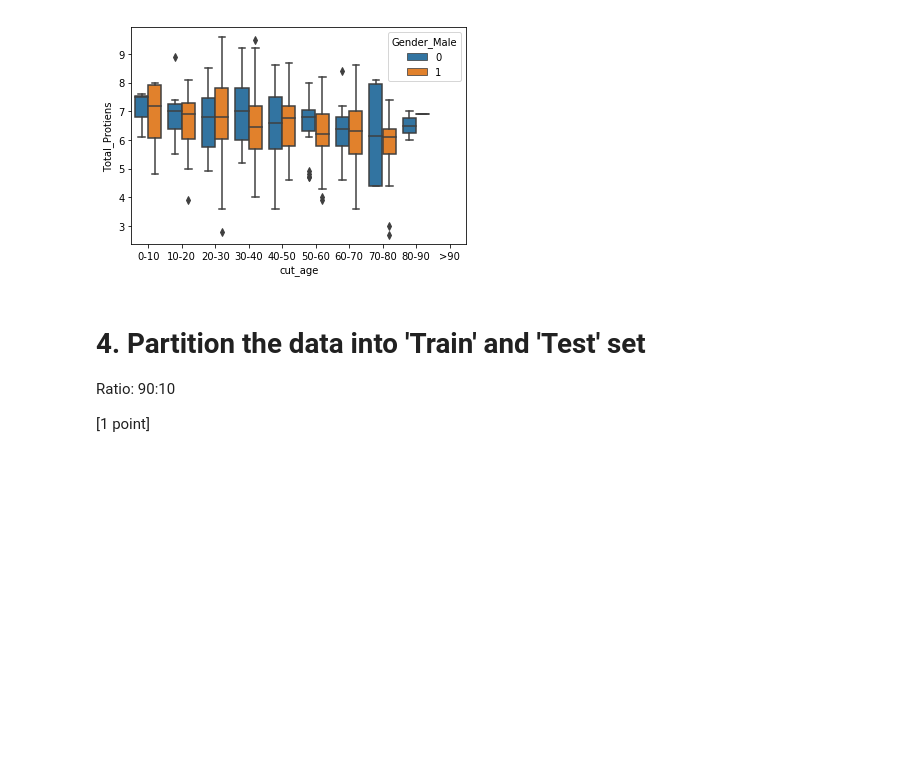
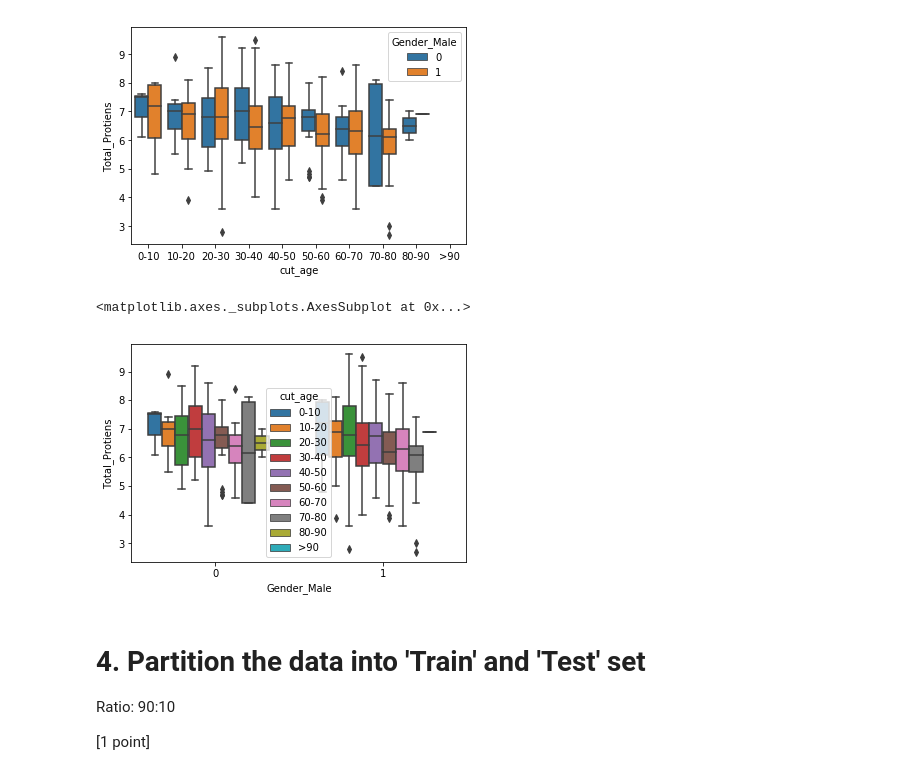
Before and after one commit to CharlesPoletowin/YCBS-272, a Jupyter notebook: YCBS_272_Assignment_2.ipynb, the cells around one changed output. Saved outputs shown, nothing was run; the diff lists cells and outputs as text; code cells hidden in the pictures; blank space fills up the shorter version.

```diff
--- a/YCBS_272_Assignment_2.ipynb
+++ b/YCBS_272_Assignment_2.ipynb
@@ -206,6 +207,11 @@ sns.boxplot(x='cut_age',y='Total_Protiens',hue='Gender_Male',data=data2)
 # %% [output]
 <matplotlib.axes._subplots.AxesSubplot at 0x...>
 [figure]
+# %%
+sns.boxplot(hue='cut_age',y='Total_Protiens',x='Gender_Male',data=data2)
+# %% [output]
+<matplotlib.axes._subplots.AxesSubplot at 0x...>
+[figure, added]
 # %% [markdown]
 # 4. Partition the data into 'Train' and 'Test' set
 
```
Also changed, not shown: parts of 2 cells of this notebook, 1 other file.
